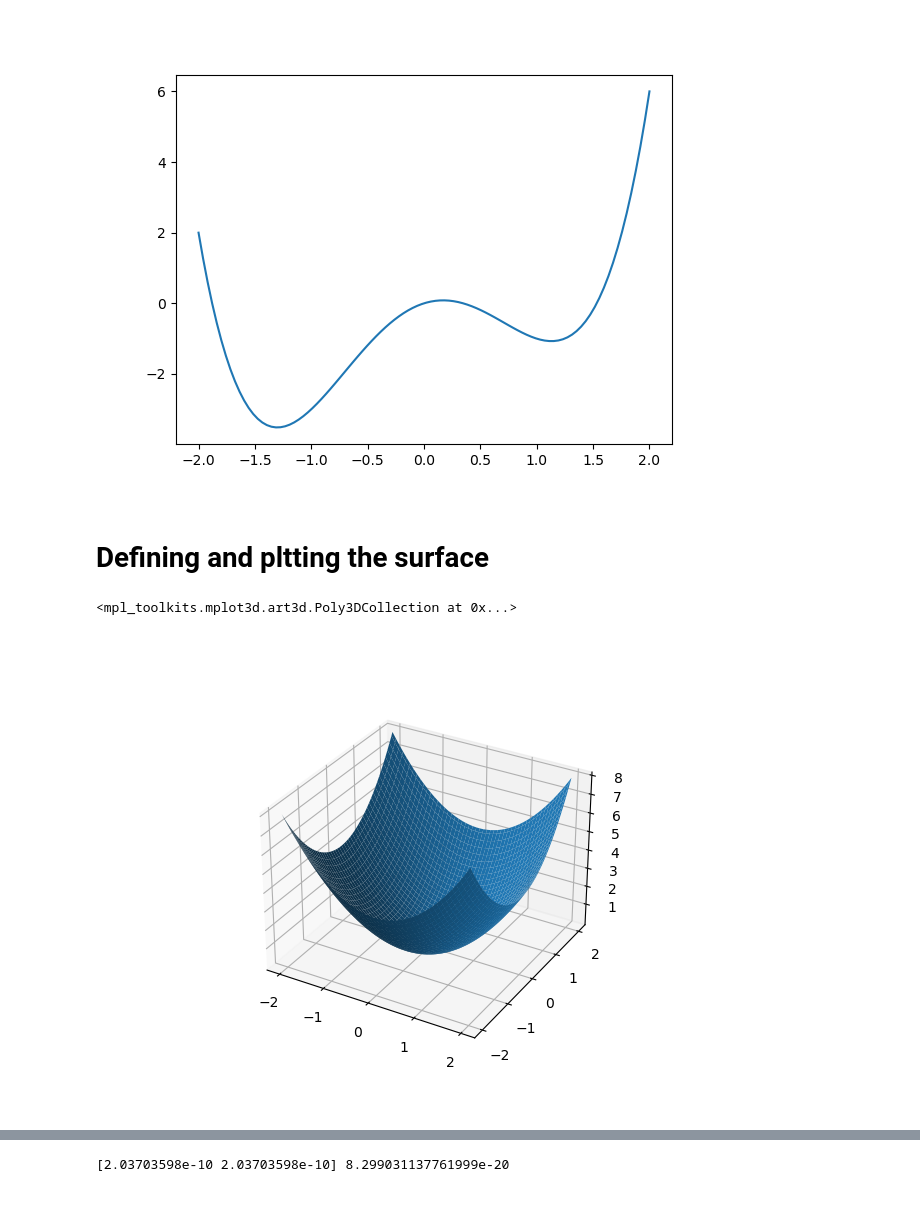
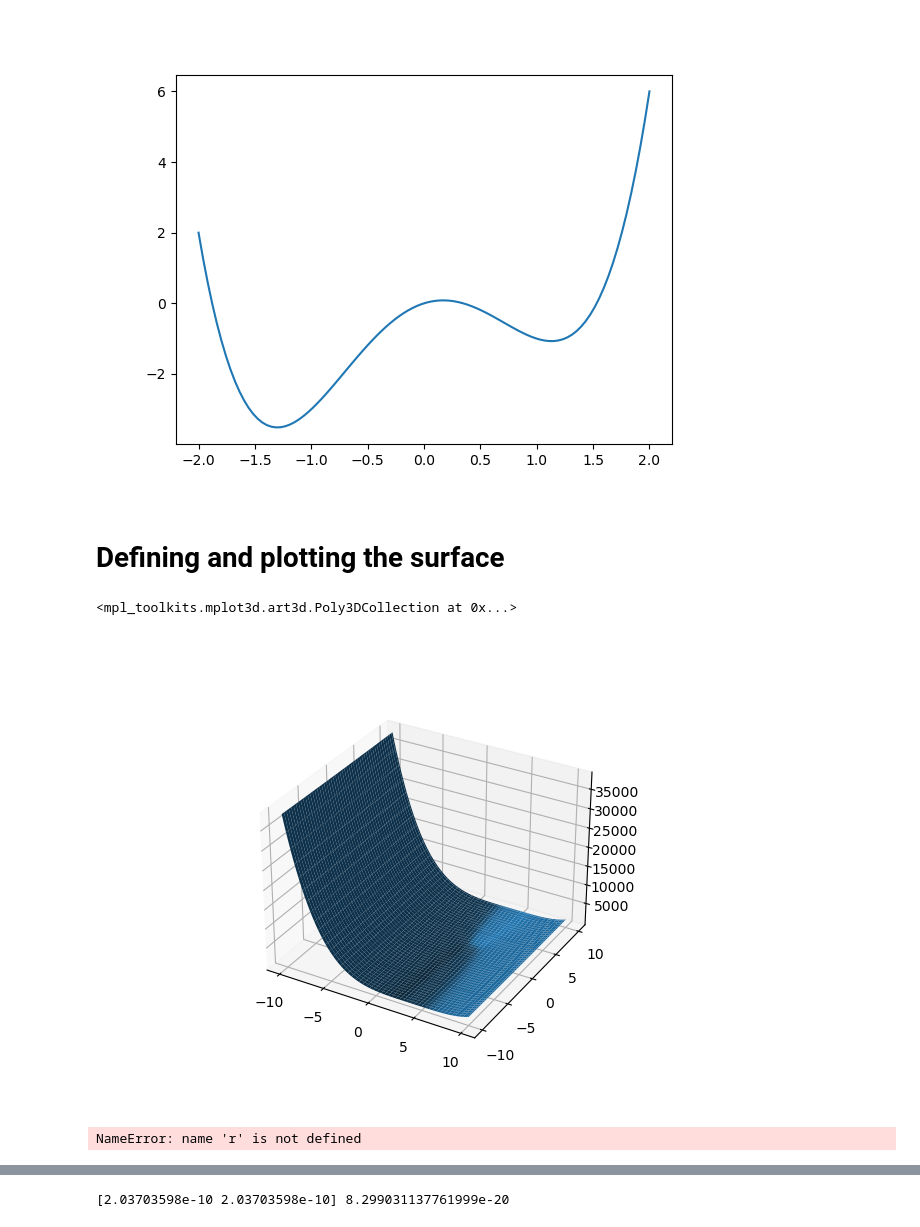
Before and after one commit to AnonymousePikachu/EE2703-ASL, a Jupyter notebook: Week6/Week6_solution.ipynb, the cells around one changed output, grey strips where cells are left out. Drawn from its saved outputs; the diff is of its cells as text; code cells hidden in the pictures.

```diff
--- a/Week6/Week6_solution.ipynb
+++ b/Week6/Week6_solution.ipynb
@@ -55,29 +54,76 @@ plt.show()
 # %% [output]
 [figure]
 # %% [markdown]
-# Defining and pltting the surface
+# Defining and plotting the surface
+# %%
+xlim3 =  [-10, 10]
+ylim3 =  [-10, 10]
+def f3(x, y):
+    return x**4 - 16*x**3 + 96*x**2 - 256*x + y**2 - 4*y + 262
+
+def df3_dx(x, y):
+    return 4*x**3 - 48*x**2 + 192*x - 256
+
+def df3_dy(x, y):
+    return 2*y - 4
 # %%
-
-# Defining the funcitons in 2 variables
-def func2(x,y):
-    return x**2 + y**2
-
-def deriv2(par):
-    return [2*par[0],2*par[1]]
-
-xbase = np.linspace(-2,2,100)
-ybase = np.linspace(-2,2,100)
+xbase = np.linspace(xlim3[0],xlim3[1],100)
+ybase = np.linspace(ylim3[0],ylim3[1],100)
 
 X, Y = np.meshgrid(xbase, ybase)
 
-Z = func2(X,Y)
+Z = f3(X,Y)
 
 # Create a 3D plot
 fig = plt.figure()
 ax = fig.add_subplot(111, projection='3d')
 
 # Plot the surface
 ax.plot_surface(X, Y, Z )
 # %% [output]
 <mpl_toolkits.mplot3d.art3d.Poly3DCollection at 0x...>
-[figure, old version]
+[figure, new version]
+# %%
+# def var2(f3,df3_dx,df3_dy,r,lr):
+x = np.linspace(r[0], r[1], 100)
+y = np.linspace(r[0], r[1], 100)
+X, Y = np.meshgrid(x, y)
+Z = f3(X, Y)
+
+# Set up the plot
+fig = plt.figure()
+ax = fig.add_subplot(111, projection='3d')
+surf = ax.plot_surface(X, Y, Z, color='pink')
+
+
+# Generate several values within a search 'space' and check whether the new value is better
+# than the best seen so far.
+# starting values
+bestx = -0.1
+besty = -0.1
+xall, yall, zall = [], [], []
+lnall, = ax.plot([], [], [], 'bo')
+lngood, = ax.plot([], [], [], 'go', markersize=10)
+
+def onestepderiv(frame):
+    nonlocal bestx, besty
+    # 2D gradient descent
+    X = bestx - df3_dx(bestx, besty) * lr
+    Y = besty - df3_dy(bestx, besty) * lr
+    # updation of bestx and besty with new values
+    bestx = X
+    besty = Y
+    Z = f3(X, Y)
+    lngood.set_data([X], [Y])
+    lngood.set_3d_properties([Z])
+    xall.append(X)
+    yall.append(Y)
+    zall.append(Z)
+    lnall.set_data(xall, yall)
+    lnall.set_3d_properties(zall)
+
+ani = FuncAnimation(fig, onestepderiv, frames=range(2000), interval=10, repeat=False)
+#     return ani
+# var2(f3,df3_dx,df3_dy,[5,5],0.05)
+# %% [output]
+NameError: name 'r' is not defined
```
Also changed, not shown: parts of 9 cells of this notebook, 1 other file.
